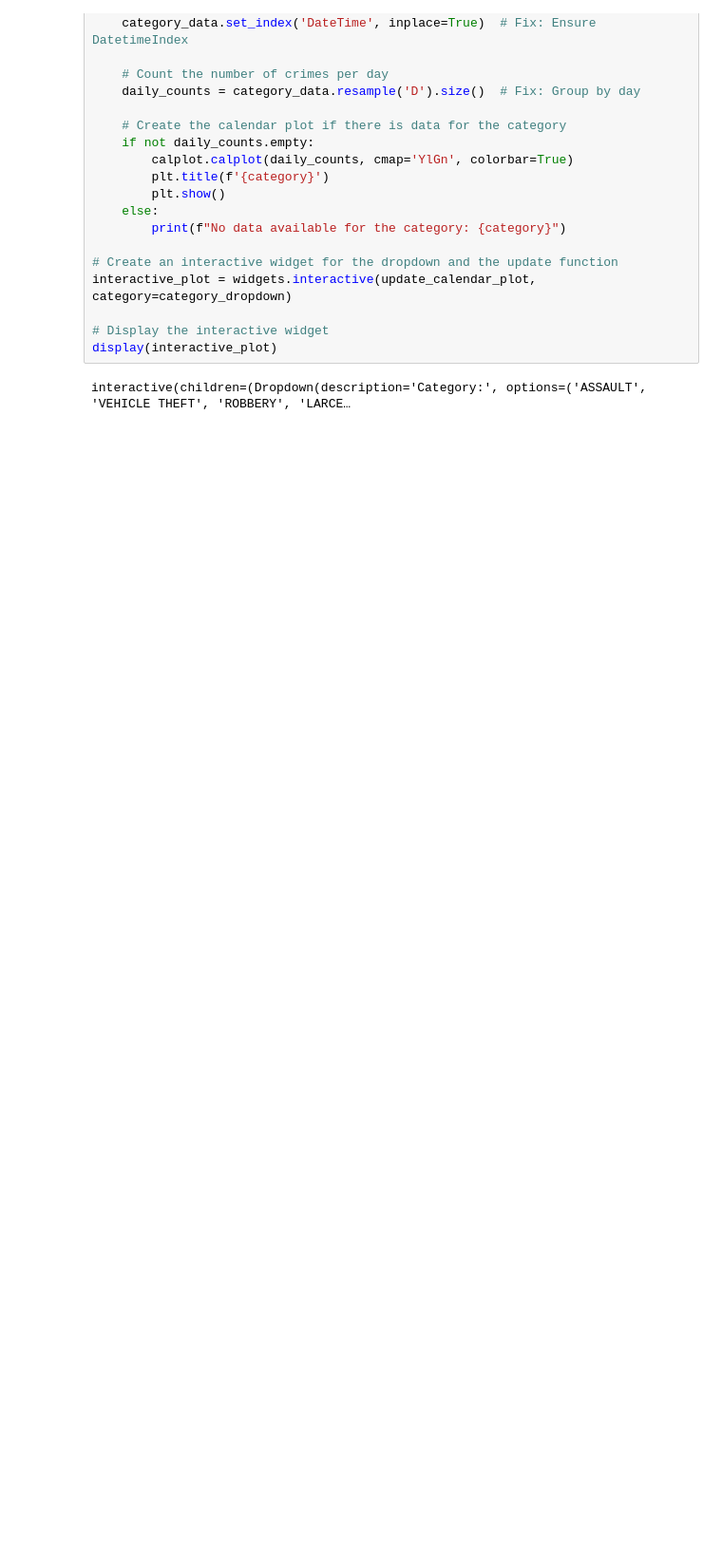
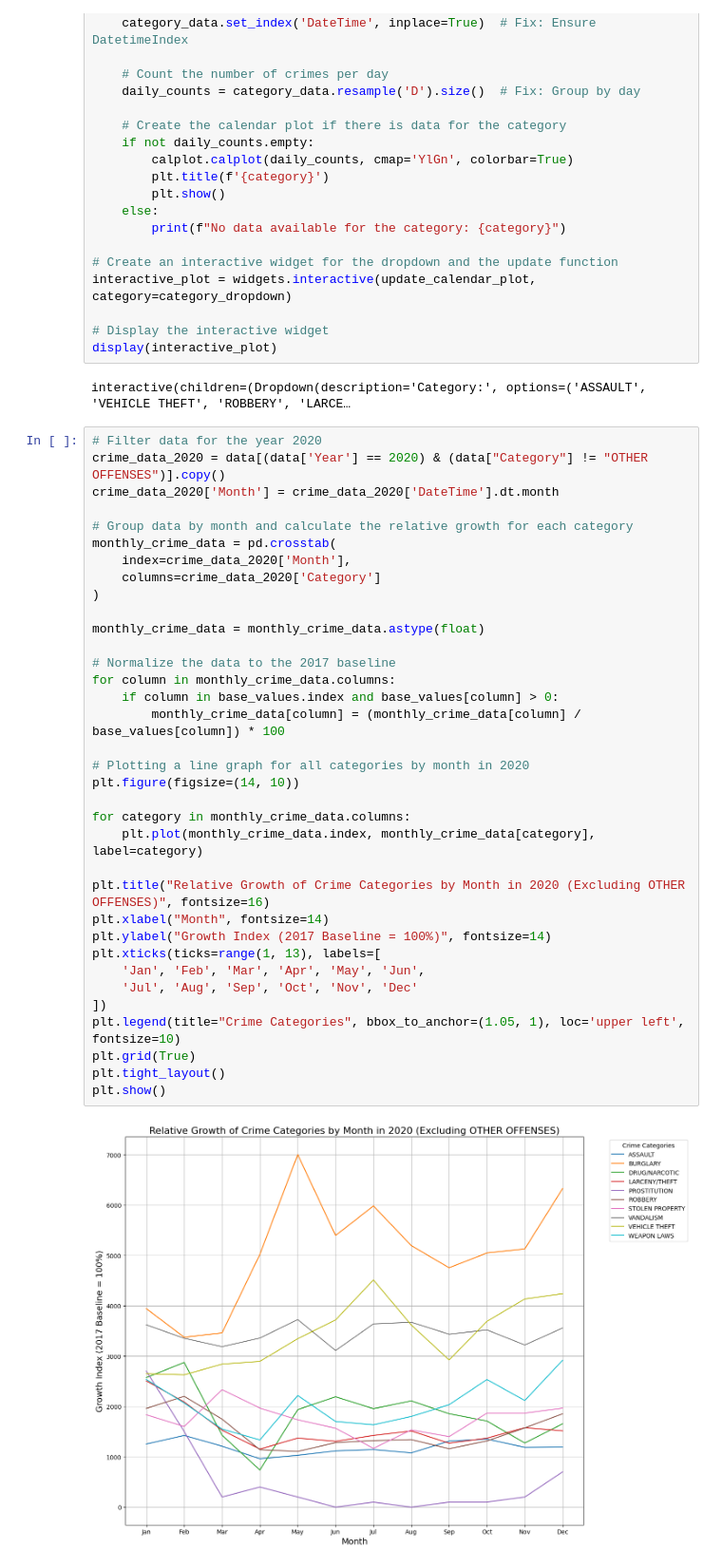
Before and after one commit to MrMustii/mrmustii.github.io, a Jupyter notebook: Plots.ipynb, the cells around one changed output. Shown at 95% size. Drawn from its saved outputs; the diff is of its cells as text; blank space fills up the shorter version.

```diff
--- a/Plots.ipynb
+++ b/Plots.ipynb
@@ -401,3 +442,40 @@ interactive_plot = widgets.interactive(update_calendar_plot, category=category_d
 display(interactive_plot)
 # %% [output]
 interactive(children=(Dropdown(description='Category:', options=('ASSAULT', 'VEHICLE THEFT', 'ROBBERY', 'LARCE…
+# %%
+# Filter data for the year 2020
+crime_data_2020 = data[(data['Year'] == 2020) & (data["Category"] != "OTHER OFFENSES")].copy()
+crime_data_2020['Month'] = crime_data_2020['DateTime'].dt.month
+
+# Group data by month and calculate the relative growth for each category
+monthly_crime_data = pd.crosstab(
+    index=crime_data_2020['Month'],
+    columns=crime_data_2020['Category']
+)
+
+monthly_crime_data = monthly_crime_data.astype(float)
+
+# Normalize the data to the 2017 baseline
+for column in monthly_crime_data.columns:
+    if column in base_values.index and base_values[column] > 0:
+        monthly_crime_data[column] = (monthly_crime_data[column] / base_values[column]) * 100
+
+# Plotting a line graph for all categories by month in 2020
+plt.figure(figsize=(14, 10))
+
+for category in monthly_crime_data.columns:
+    plt.plot(monthly_crime_data.index, monthly_crime_data[category], label=category)
+
+plt.title("Relative Growth of Crime Categories by Month in 2020 (Excluding OTHER OFFENSES)", fontsize=16)
+plt.xlabel("Month", fontsize=14)
+plt.ylabel("Growth Index (2017 Baseline = 100%)", fontsize=14)
+plt.xticks(ticks=range(1, 13), labels=[
+    'Jan', 'Feb', 'Mar', 'Apr', 'May', 'Jun',
+    'Jul', 'Aug', 'Sep', 'Oct', 'Nov', 'Dec'
+])
+plt.legend(title="Crime Categories", bbox_to_anchor=(1.05, 1), loc='upper left', fontsize=10)
+plt.grid(True)
+plt.tight_layout()
+plt.show()
+# %% [output]
+[figure, added]
```
Also changed, not shown: parts of 2 cells of this notebook, 4 other files.
